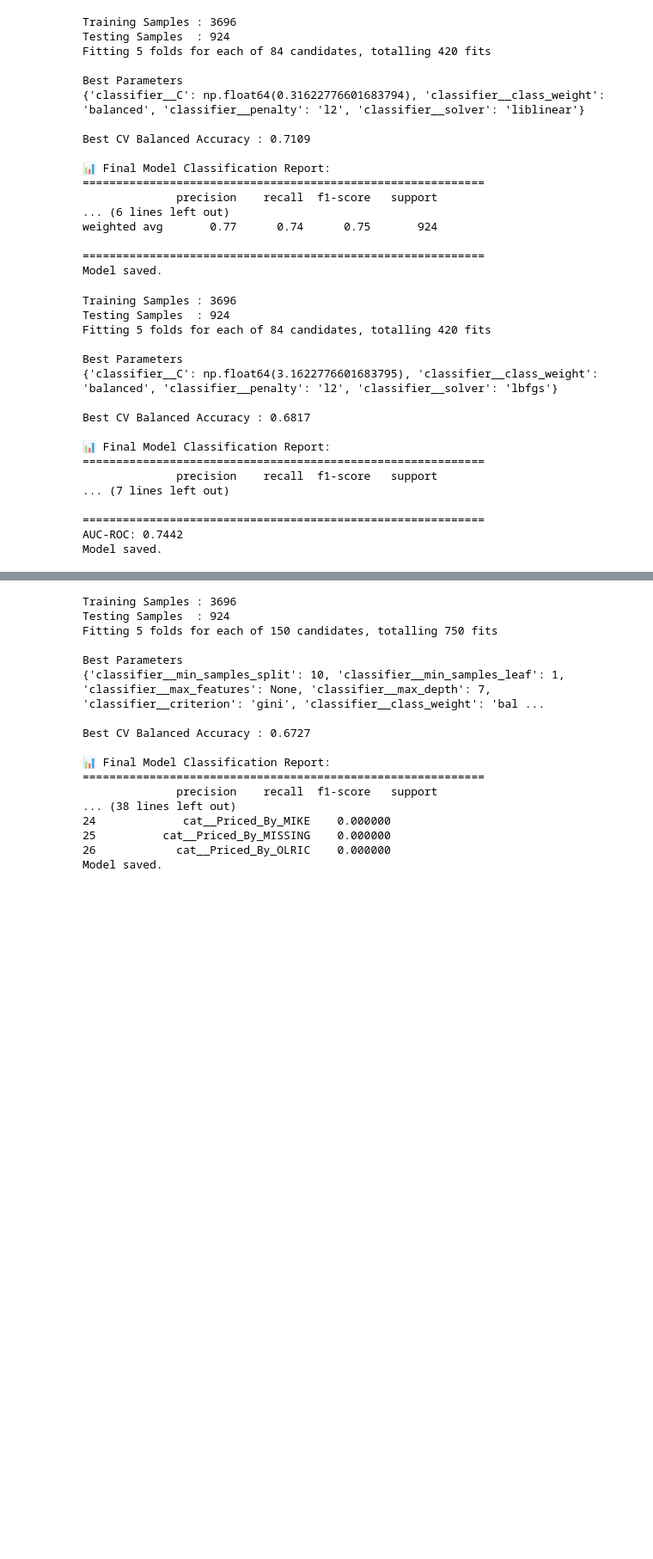
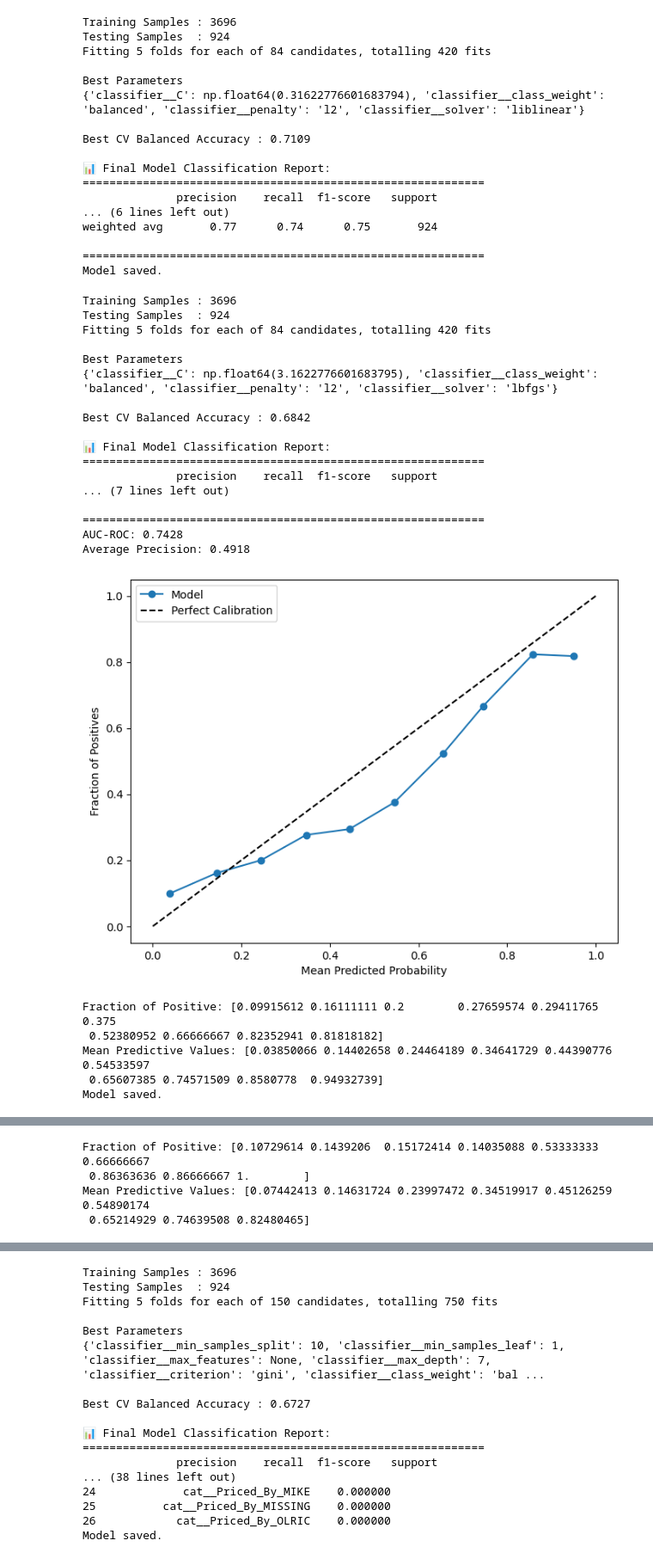
Before and after one commit to Phong031/ML_Models, a Jupyter notebook: notebook/02_Quotation.ipynb, the cells around one changed output, grey strips where cells are left out. Shown at 86% size. Saved outputs shown, nothing was run; the diff lists cells and outputs as text; code cells hidden in the pictures; blank space fills up the shorter version.

```diff
--- a/notebook/02_Quotation.ipynb
+++ b/notebook/02_Quotation.ipynb
@@ -860,11 +860,12 @@ from sklearn.base import BaseEstimator, TransformerMixin
 from sklearn.compose import ColumnTransformer
 from sklearn.impute import SimpleImputer
 from sklearn.linear_model import LogisticRegression
-from sklearn.model_selection import train_test_split, GridSearchCV
-from sklearn.metrics import classification_report
+from sklearn.model_selection import GridSearchCV
+from sklearn.metrics import classification_report, average_precision_score
 from sklearn.pipeline import Pipeline
 from sklearn.preprocessing import StandardScaler, OneHotEncoder
 from sklearn.model_selection import TimeSeriesSplit
+from joblib import dump
 
 # ================================================================
 # Custom Date Feature Engineering
@@ -1146,37 +1147,91 @@ print(classification_report(y_test, y_pred, target_names=['Loss (0)', 'Profit (1
 print("=" * 60)
 
 from sklearn.metrics import roc_auc_score, precision_recall_curve
 from sklearn.calibration import calibration_curve
 
 y_proba = lgr_best_model_v3.predict_proba(X_test)[:, 1]
 auc_roc = roc_auc_score(y_test, y_proba)
 print(f"AUC-ROC: {auc_roc:.4f}")
 
+avg_precision = average_precision_score(y_test, y_proba)
+print(f"Average Precision: {avg_precision:.4f}")
+
 # Calibration check
+fraction_of_positives, mean_predicted_value = calibration_curve(y_test, y_proba, n_bins=10)
+import matplotlib.pyplot as plt
 
-fraction_of_positives, mean_predicted_value = calibration_curve(y_test, y_proba, n_bins=10)
+
+plt.figure(figsize=(8,6))
+plt.plot(mean_predicted_value, fraction_of_positives, 'o-', label='Model')
+plt.plot([0, 1], [0, 1], 'k--', label='Perfect Calibration')
+plt.xlabel('Mean Predicted Probability')
+plt.ylabel('Fraction of Positives')
+plt.legend()
+plt.show()
+
+print(f"Fraction of Positive: {fraction_of_positives}")
+print(f"Mean Predictive Values: {mean_predicted_value}")
+
+# If points fall on diagonal -> Perfect calibration
+# Points above diagonal -> Under-predicting (actual > predicted)
+# Points below diagonal -> Over-predicting (actual < predicted)
 
 # Save Trained Model
-from joblib import dump
+dump(lgr_best_model_v3, "LogisticRegression_V3.joblib")
+print("Model saved.")
 
-dump(lgr_best_model_v3, "LogisticRegression_V3.joblib")
+# Build Calibrator Model
+from sklearn.calibration import CalibratedClassifierCV
 
-print("Model saved.")
+# 1. Pass the UNTRAINED pipeline and your TimeSeriesSplit
+calibrated_pipeline = CalibratedClassifierCV(
+    estimator=lgr_best_model_v3, # Unfitted pipeline
+    method="sigmoid",
+    cv=tscv                     # Reuses your TimeSeriesSplit
+)
+
+# 2. Fit on X_train (Internal CV handles fitting base models and calibrator securely)
+calibrated_pipeline.fit(X_train, y_train)
+
+# 3. Evaluate cleanly on X_test
+y_proba_calibrator = calibrated_pipeline.predict_proba(X_test)[:, 1]
+
+# Calibration check
+fraction_of_positives_calibrator, mean_predicted_value_calibrator = calibration_curve(y_test, y_proba_calibrator, n_bins=10)
+import matplotlib.pyplot as plt
+
+
+plt.figure(figsize=(8,6))
+plt.plot(mean_predicted_value_calibrator, fraction_of_positives_calibrator, 'o-', label='Model')
+plt.plot([0, 1], [0, 1], 'k--', label='Perfect Calibration')
+plt.xlabel('Mean Predicted Probability')
+plt.ylabel('Fraction of Positives')
+plt.legend()
+plt.show()
+
+print(f"Fraction of Positive: {fraction_of_positives_calibrator}")
+print(f"Mean Predictive Values: {mean_predicted_value_calibrator}")
 # %% [output]
 Training Samples : 3696
 Testing Samples  : 924
 Fitting 5 folds for each of 84 candidates, totalling 420 fits
 
 Best Parameters
 {'classifier__C': np.float64(3.1622776601683795), 'classifier__class_weight': 'balanced', 'classifier__penalty': 'l2', 'classifier__solver': 'lbfgs'}
 
-Best CV Balanced Accuracy : 0.6817
+Best CV Balanced Accuracy : 0.6842
 
 📊 Final Model Classification Report:
 ============================================================
               precision    recall  f1-score   support
 ... (7 lines left out)
 
 ============================================================
-AUC-ROC: 0.7442
-Model saved.
+AUC-ROC: 0.7428
+Average Precision: 0.4918
+[figure, added]
+Fraction of Positive: [0.09915612 0.16111111 0.2        0.27659574 0.29411765 0.375
+ 0.52380952 0.66666667 0.82352941 0.81818182]
+Mean Predictive Values: [0.03850066 0.14402658 0.24464189 0.34641729 0.44390776 0.54533597
+ 0.65607385 0.74571509 0.8580778  0.94932739]
+Model saved.
@@ -1182,0 +1239,4 @@ Model saved.
+Fraction of Positive: [0.10729614 0.1439206  0.15172414 0.14035088 0.53333333 0.66666667
+ 0.86363636 0.86666667 1.        ]
+Mean Predictive Values: [0.07442413 0.14631724 0.23997472 0.34519917 0.45126259 0.54890174
+ 0.65214929 0.74639508 0.82480465]
```
Also changed, not shown: parts of 11 cells of this notebook, 2 other files.
